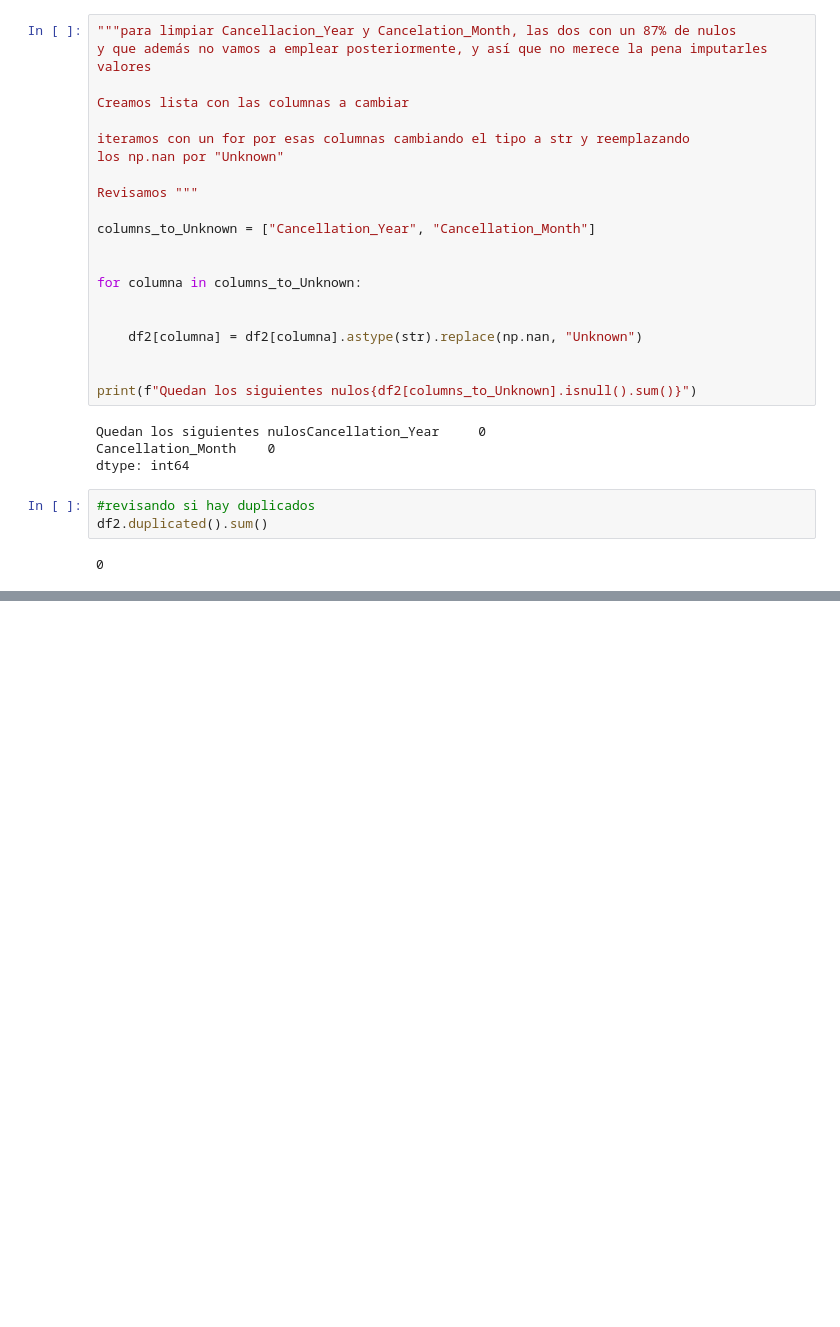
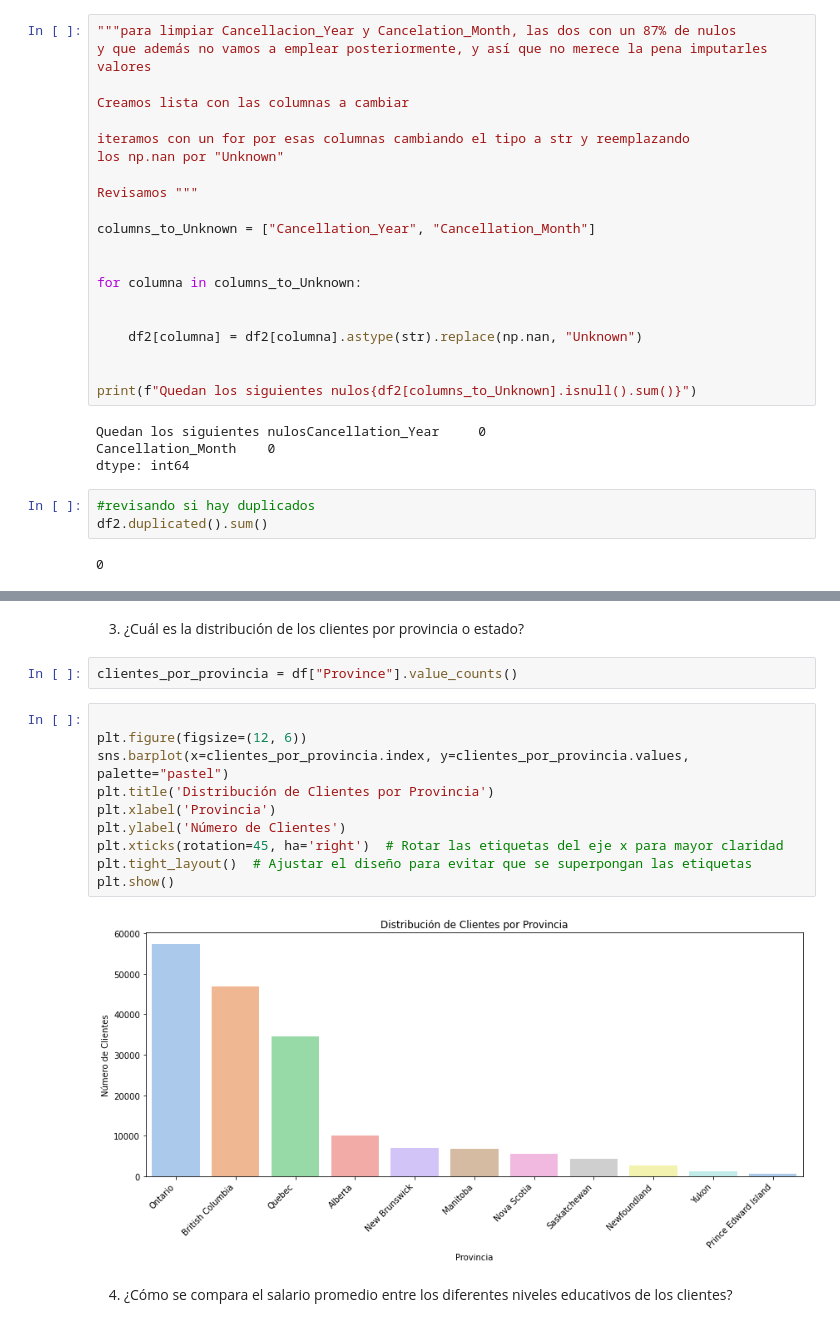
Before and after one commit to Adalab/bda-modulo-3-evaluacion-final-maitebarreravillarias, a Jupyter notebook: evaluacion_primera_version.ipynb, the cells around one changed output, grey strips where cells are left out. Cells and saved outputs as stored; diff of their text form; blank space fills up the shorter version.

```diff
--- a/evaluacion_primera_version.ipynb
+++ b/evaluacion_primera_version.ipynb
@@ -496,0 +640,18 @@ df2.duplicated().sum()
+# %% [markdown]
+3. ¿Cuál es la distribución de los clientes por provincia o estado?
+# %%
+clientes_por_provincia = df["Province"].value_counts()
+# %%
+
+plt.figure(figsize=(12, 6))
+sns.barplot(x=clientes_por_provincia.index, y=clientes_por_provincia.values, palette="pastel")
+plt.title('Distribución de Clientes por Provincia')
+plt.xlabel('Provincia')
+plt.ylabel('Número de Clientes')
+plt.xticks(rotation=45, ha='right')  # Rotar las etiquetas del eje x para mayor claridad
+plt.tight_layout()  # Ajustar el diseño para evitar que se superpongan las etiquetas
+plt.show()
+# %% [output]
+[figure, added]
+# %% [markdown]
+4. ¿Cómo se compara el salario promedio entre los diferentes niveles educativos de los clientes?
```
Also changed, not shown: parts of 23 cells of this notebook, 1 other file.
